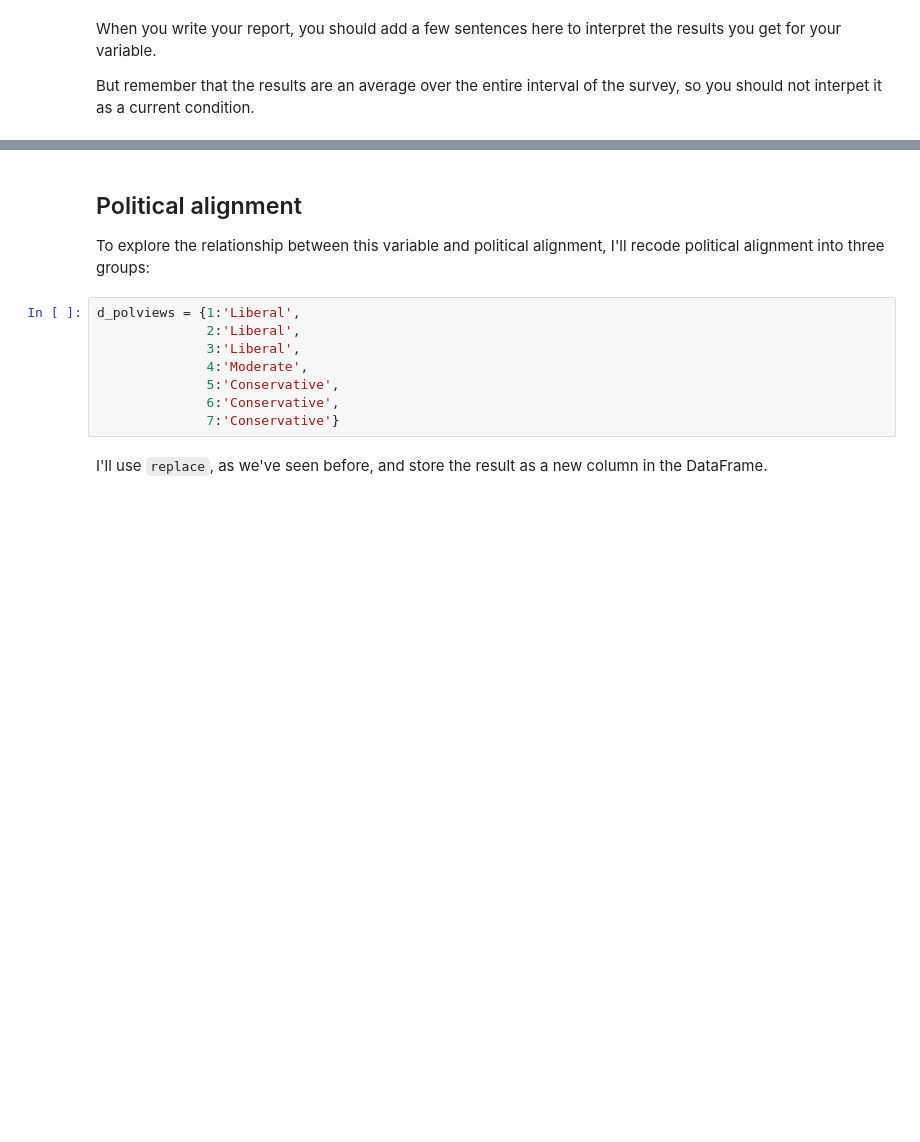
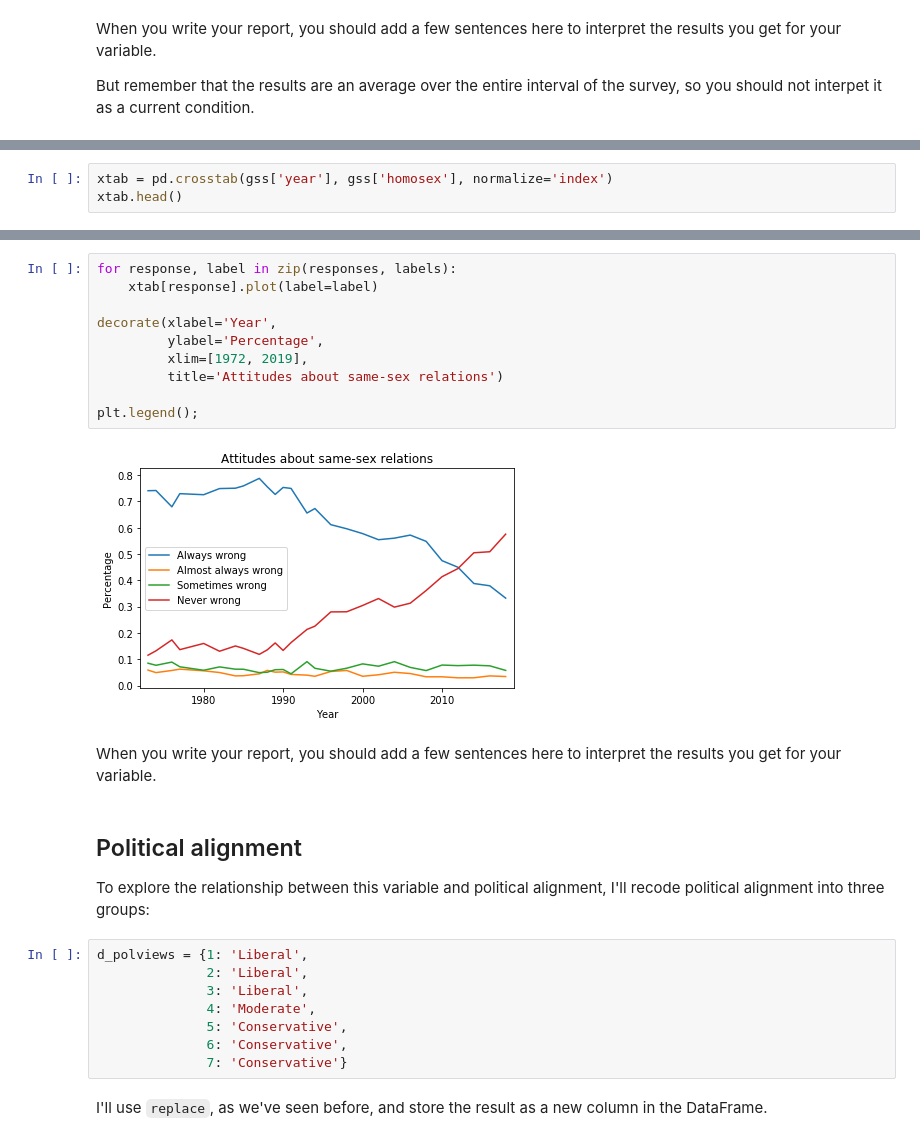
Before and after one commit to AllenDowney/PoliticalAlignmentCaseStudy, a Jupyter notebook: 04_worldview.ipynb, the cells around one changed output, grey strips where cells are left out. Drawn from its saved outputs; the diff is of its cells as text; blank space fills up the shorter version.

```diff
--- a/04_worldview.ipynb
+++ b/04_worldview.ipynb
@@ -197,0 +213,3 @@ But remember that the results are an average over the entire interval of the sur
+# %%
+xtab = pd.crosstab(gss['year'], gss['homosex'], normalize='index')
+xtab.head()
@@ -198,15 +224,29 @@ But remember that the results are an average over the entire interval of the sur
+# %%
+for response, label in zip(responses, labels):
+    xtab[response].plot(label=label)
+
+decorate(xlabel='Year',
+         ylabel='Percentage',
+         xlim=[1972, 2019],
+         title='Attitudes about same-sex relations')
+
+plt.legend();
+# %% [output]
+[figure, added]
+# %% [markdown]
+When you write your report, you should add a few sentences here to interpret the results you get for your variable.
 # %% [markdown]
 ## Political alignment
 
 To explore the relationship between this variable and political alignment, I'll recode political alignment into three groups:
 # %%
-d_polviews = {1:'Liberal',
-              2:'Liberal',
-              3:'Liberal',
-              4:'Moderate',
-              5:'Conservative',
-              6:'Conservative',
-              7:'Conservative'}
+d_polviews = {1: 'Liberal',
+              2: 'Liberal',
+              3: 'Liberal',
+              4: 'Moderate',
+              5: 'Conservative',
+              6: 'Conservative',
+              7: 'Conservative'}
 # %% [markdown]
 I'll use `replace`, as we've seen before, and store the result as a new column in the DataFrame.
 # %%
```
Also changed, not shown: parts of 7 cells of this notebook.
